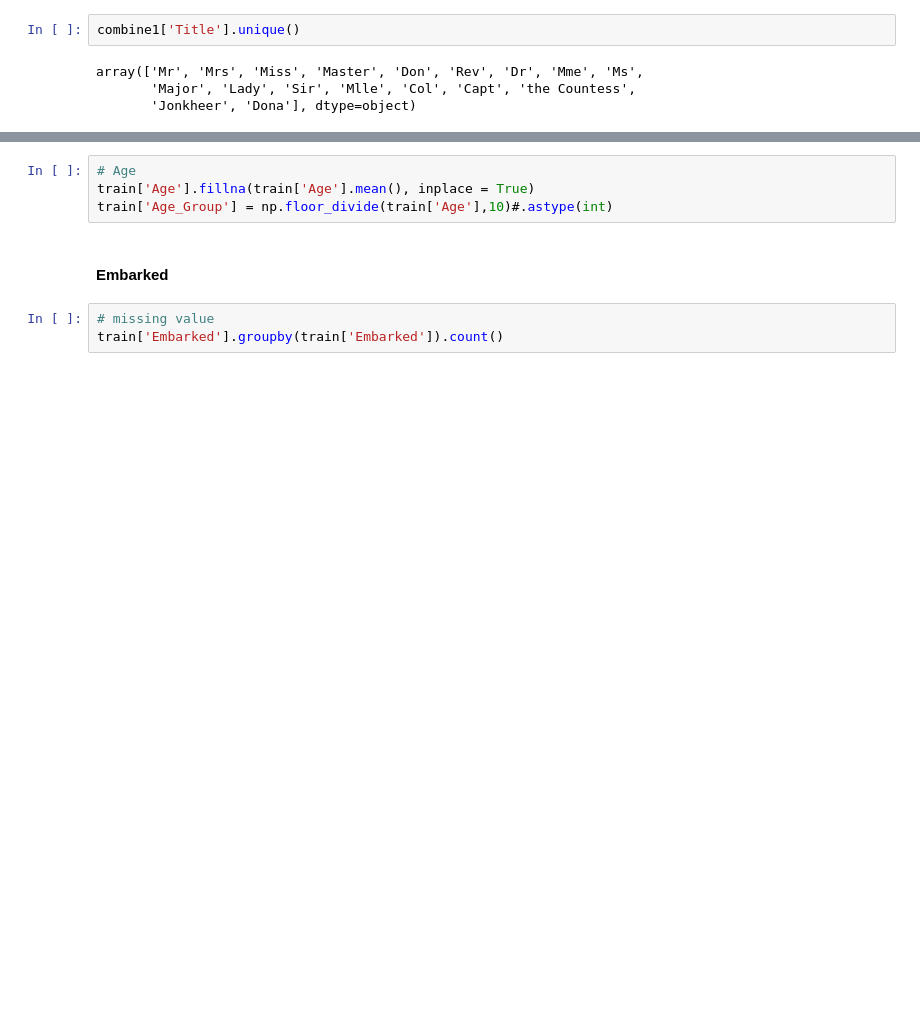
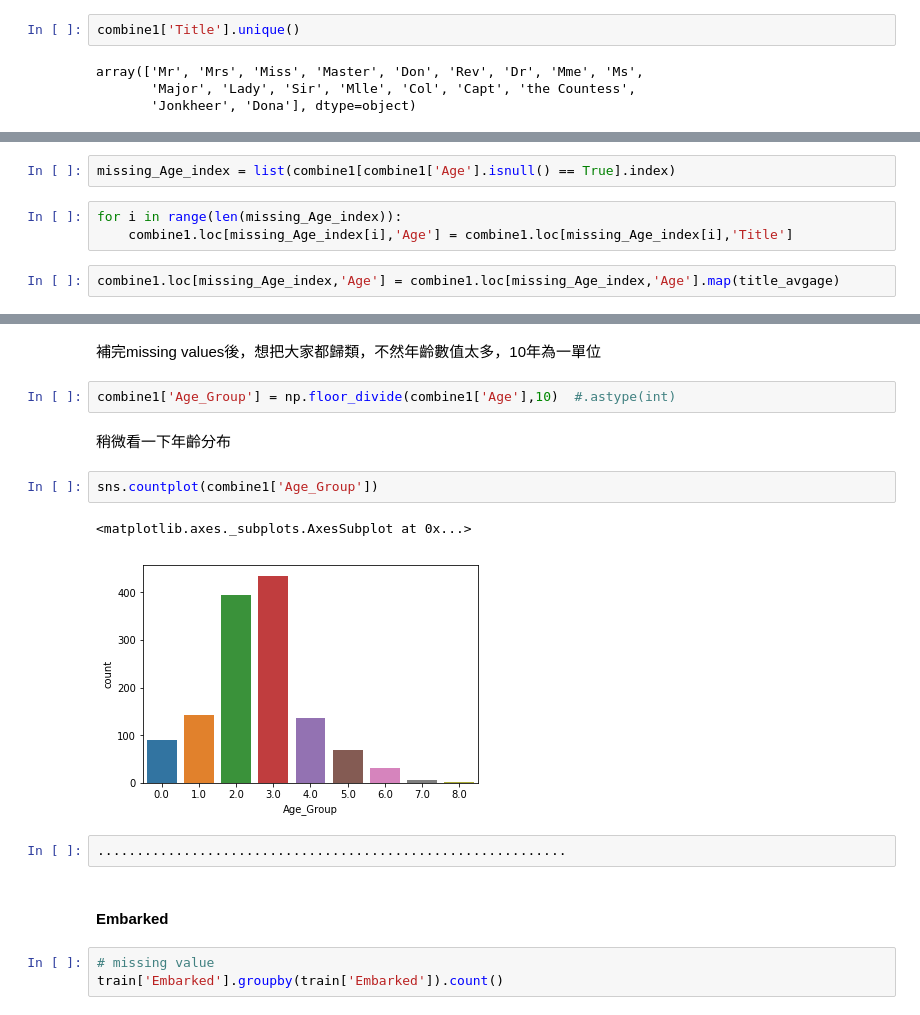
Before and after one commit to yush822/Titanic, a Jupyter notebook: Titanic Analytic.ipynb, the cells around one changed output, grey strips where cells are left out. Saved outputs shown, nothing was run; the diff lists cells and outputs as text; blank space fills up the shorter version.

```diff
--- a/Titanic Analytic.ipynb
+++ b/Titanic Analytic.ipynb
@@ -199,0 +237,7 @@ array(['Mr', 'Mrs', 'Miss', 'Master', 'Don', 'Rev', 'Dr', 'Mme', 'Ms',
+# %%
+missing_Age_index = list(combine1[combine1['Age'].isnull() == True].index)
+# %%
+for i in range(len(missing_Age_index)):
+    combine1.loc[missing_Age_index[i],'Age'] = combine1.loc[missing_Age_index[i],'Title']
+# %%
+combine1.loc[missing_Age_index,'Age'] = combine1.loc[missing_Age_index,'Age'].map(title_avgage)
@@ -200,7 +259,16 @@ array(['Mr', 'Mrs', 'Miss', 'Master', 'Don', 'Rev', 'Dr', 'Mme', 'Ms',
+# %% [markdown]
+補完missing values後，想把大家都歸類，不然年齡數值太多，10年為一單位
 # %%
-# Age
-train['Age'].fillna(train['Age'].mean(), inplace = True)
-train['Age_Group'] = np.floor_divide(train['Age'],10)#.astype(int)
+combine1['Age_Group'] = np.floor_divide(combine1['Age'],10)  #.astype(int)
+# %% [markdown]
+稍微看一下年齡分布
+# %%
+sns.countplot(combine1['Age_Group'])
+# %% [output]
+<matplotlib.axes._subplots.AxesSubplot at 0x...>
+[figure, added]
+# %%
+............................................................
 # %% [markdown]
 #### Embarked
 # %%
```
Also changed, not shown: parts of 14 cells of this notebook.
